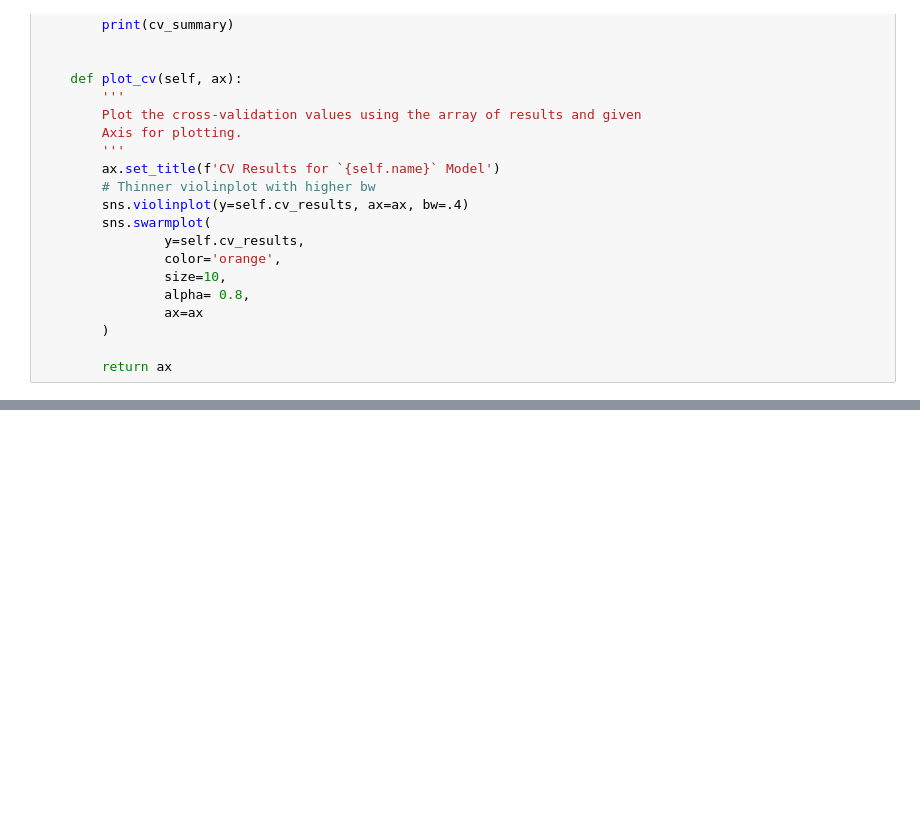
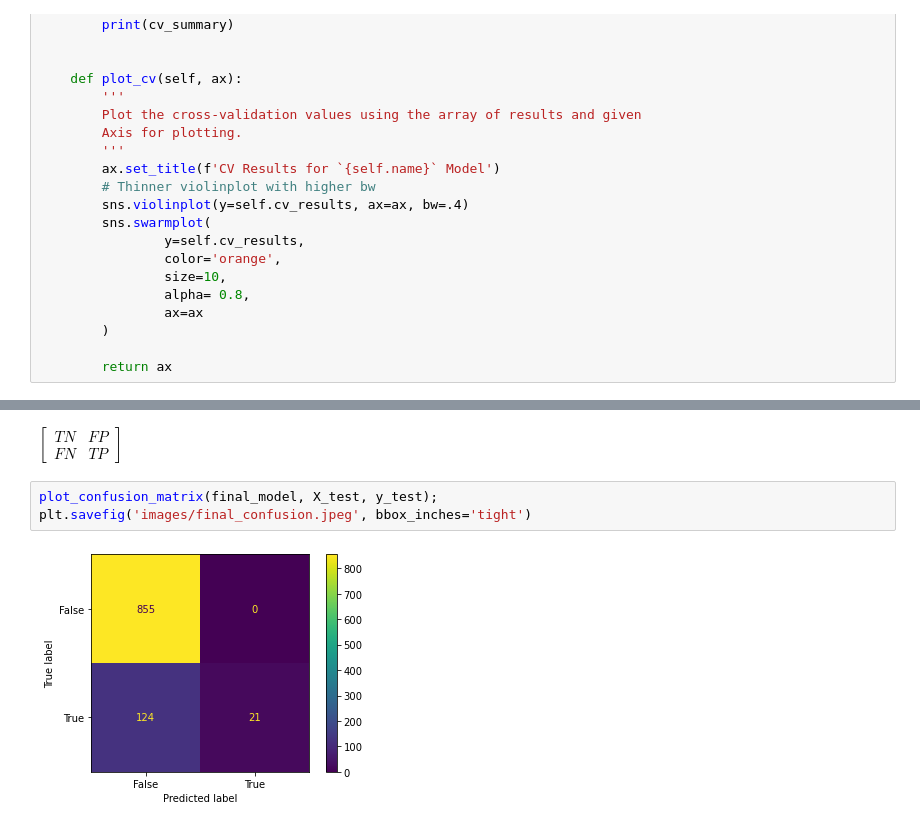
Before and after one commit to ImMaxRoss/predicting_churn, a Jupyter notebook: predicting_churn_analysis.ipynb, the cells around one changed output, grey strips where cells are left out. Cells and saved outputs as stored; diff of their text form; blank space fills up the shorter version.

```diff
--- a/predicting_churn_analysis.ipynb
+++ b/predicting_churn_analysis.ipynb
@@ -368,0 +726,10 @@ CV Results for `tree_pipe` model:
+# %% [markdown]
+$\begin{bmatrix}
+TN & FP \\
+FN & TP
+\end{bmatrix}$
+# %%
+plot_confusion_matrix(final_model, X_test, y_test);
+plt.savefig('images/final_confusion.jpeg', bbox_inches='tight')
+# %% [output]
+[figure, added]
```
Also changed, not shown: parts of 122 cells of this notebook, 8 other files.
